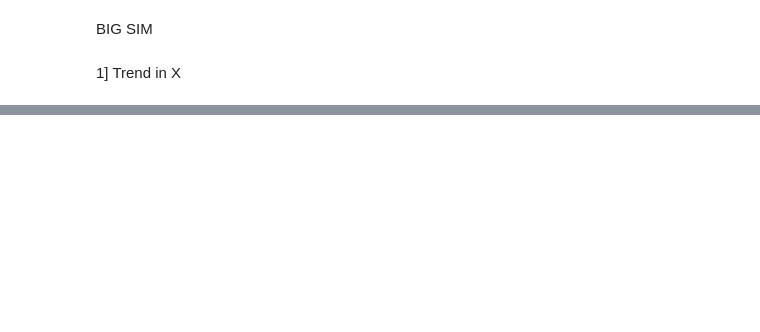
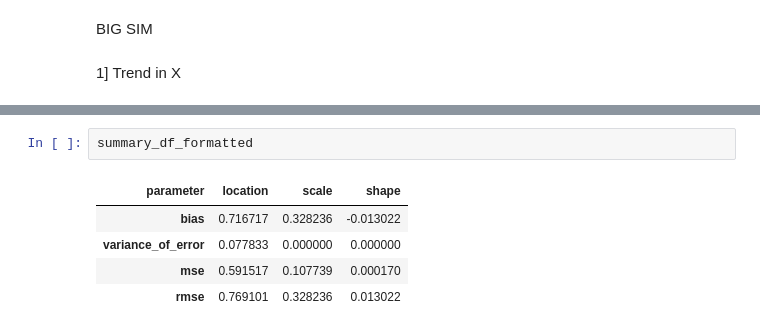
Before and after one commit to RPGSynth/EVT_Univariate, a Jupyter notebook: EVT_Classes/simulations.ipynb, the cells around one changed output, grey strips where cells are left out. Cells and saved outputs as stored; diff of their text form; blank space fills up the shorter version.

```diff
--- a/EVT_Classes/simulations.ipynb
+++ b/EVT_Classes/simulations.ipynb
@@ -1315,0 +1641,8 @@ BIC: 136411.00
+# %%
+summary_df_formatted
+# %% [output]
+| parameter | location | scale | shape |
+| bias | 0.716717 | 0.328236 | -0.013022 |
+| variance_of_error | 0.077833 | 0.000000 | 0.000000 |
+| mse | 0.591517 | 0.107739 | 0.000170 |
+| rmse | 0.769101 | 0.328236 | 0.013022 |
```
Also changed, not shown: parts of 18 cells of this notebook, 1 other file.
